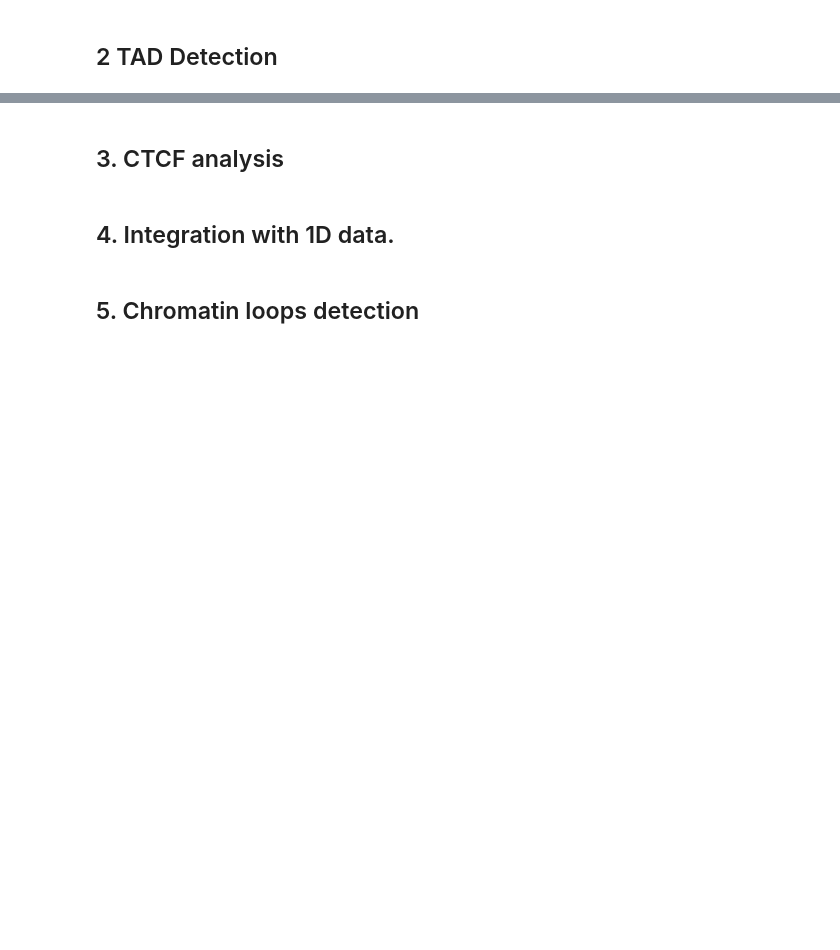
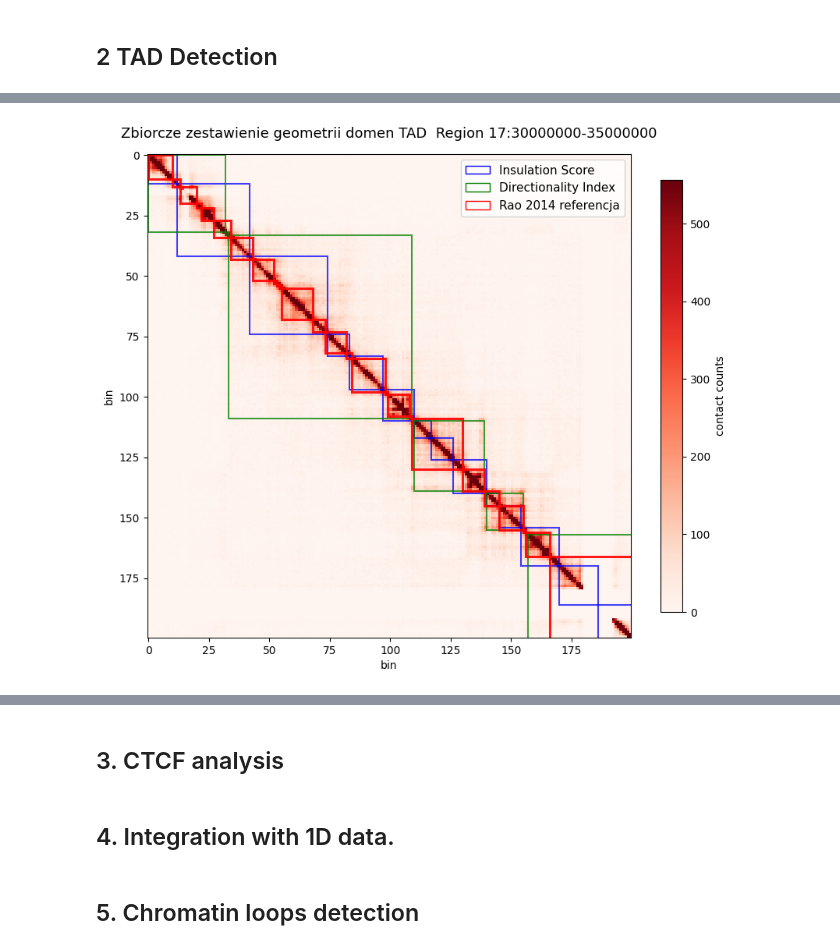
Before and after one commit to mosak2005/bioifna-projekt-3, a Jupyter notebook: Project3.ipynb, the cells around one changed output, grey strips where cells are left out. Drawn from its saved outputs; the diff is of its cells as text; code cells hidden in the pictures; blank space fills up the shorter version.

```diff
--- a/Project3.ipynb
+++ b/Project3.ipynb
@@ -359,0 +334,41 @@ Referencja (Rao 2014)             27
+# %%
+
+plt.figure(figsize=(10, 9))
+ax_combined = plt.gca()
+
+
+im = ax_combined.imshow(mat, cmap='Reds', vmax=vmax)
+
+for start, end in tad_regions_ins:
+    size = end - start
+    ax_combined.add_patch(
+        Rectangle((start, start), size, size, edgecolor='blue', linewidth=1.5, fill=False, alpha=0.75)
+    )
+
+
+for start, end in tad_regions_di:
+    size = end - start
+    ax_combined.add_patch(
+        Rectangle((start, start), size, size, edgecolor='green', linewidth=1.5, fill=False, alpha=0.75)
+    )
+
+for start, end in tad_regions_ref:
+    size = end - start
+    ax_combined.add_patch(
+        Rectangle((start, start), size, size, edgecolor='red', linewidth=2.2, fill=False, alpha=0.9)
+    )
+
+legend_elements = [
+    Patch(facecolor='none', edgecolor='blue', label='Insulation Score '),
+    Patch(facecolor='none', edgecolor='green', label='Directionality Index'),
+    Patch(facecolor='none', edgecolor='red', label='Rao 2014 referencja')
+]
+
+ax_combined.legend(handles=legend_elements, loc='upper right', fontsize=11, frameon=True)
+plt.title(f"Zbiorcze zestawienie geometrii domen TAD  Region {region}", fontsize=13, pad=15)
+plt.colorbar(im, label="contact counts", shrink=0.8)
+plt.xlabel("bin")
+plt.ylabel("bin")
+plt.show()
+# %% [output]
+[figure, added]
```
Also changed, not shown: parts of 13 cells of this notebook.
